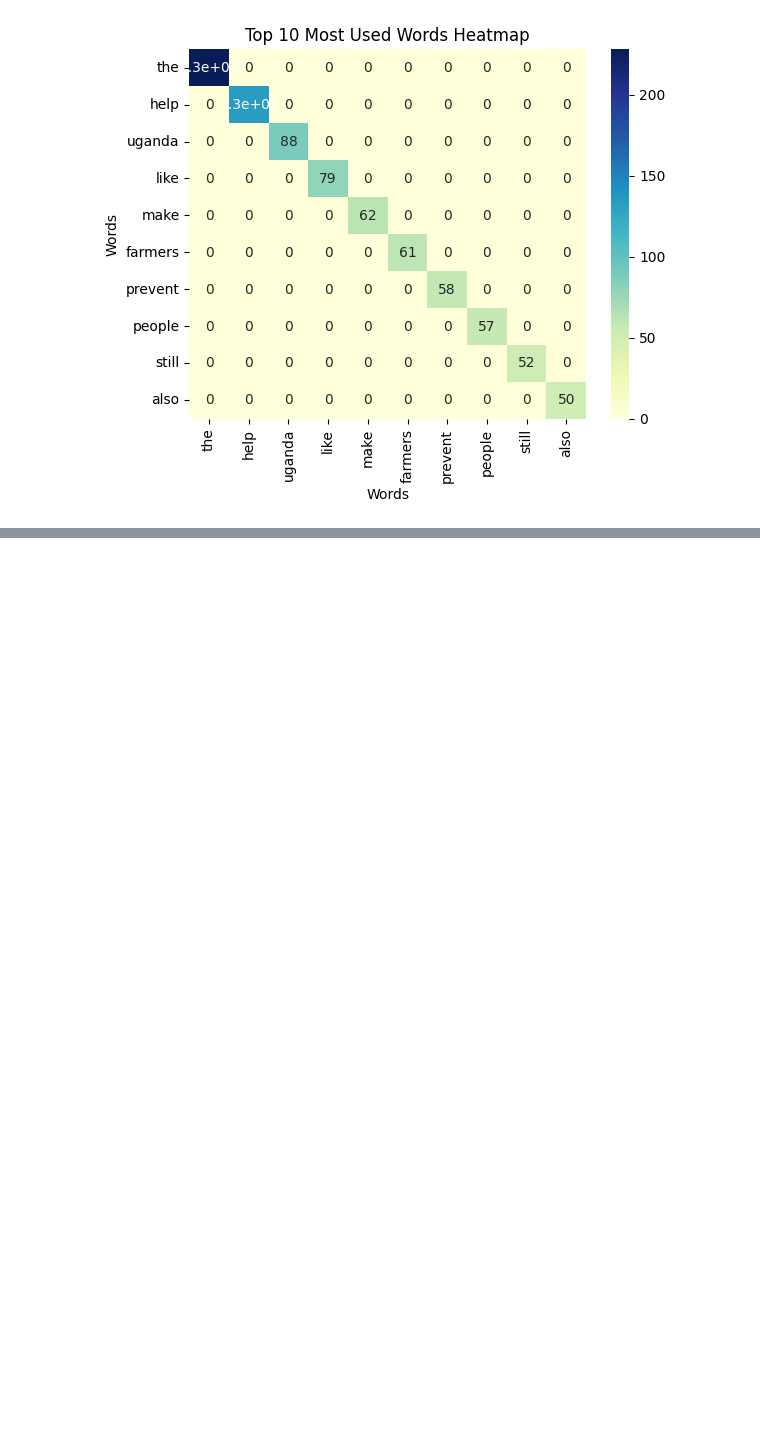
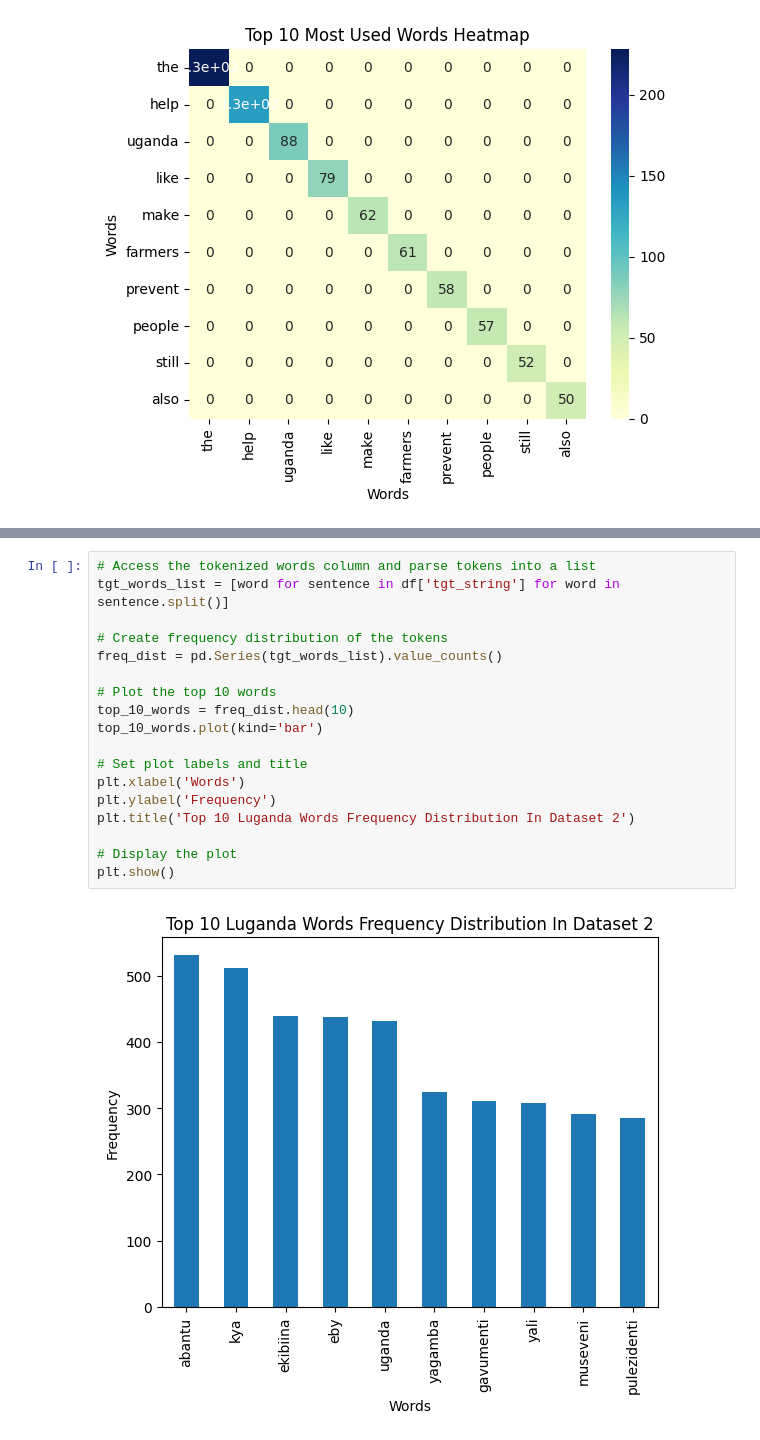
Before and after one commit to Codebmk/mt_writing_skills_aid, a Jupyter notebook: exploratory_data_analysis.ipynb, the cells around one changed output, grey strips where cells are left out. Cells and saved outputs as stored; diff of their text form; blank space fills up the shorter version.

```diff
--- a/exploratory_data_analysis.ipynb
+++ b/exploratory_data_analysis.ipynb
@@ -148,0 +271,20 @@ plt.show()
+# %%
+# Access the tokenized words column and parse tokens into a list
+tgt_words_list = [word for sentence in df['tgt_string'] for word in sentence.split()]
+
+# Create frequency distribution of the tokens
+freq_dist = pd.Series(tgt_words_list).value_counts()
+
+# Plot the top 10 words
+top_10_words = freq_dist.head(10)
+top_10_words.plot(kind='bar')
+
+# Set plot labels and title
+plt.xlabel('Words')
+plt.ylabel('Frequency')
+plt.title('Top 10 Luganda Words Frequency Distribution In Dataset 2')
+
+# Display the plot
+plt.show()
+# %% [output]
+[figure, added]
```
Also changed, not shown: parts of 12 cells of this notebook, 2 other files.
